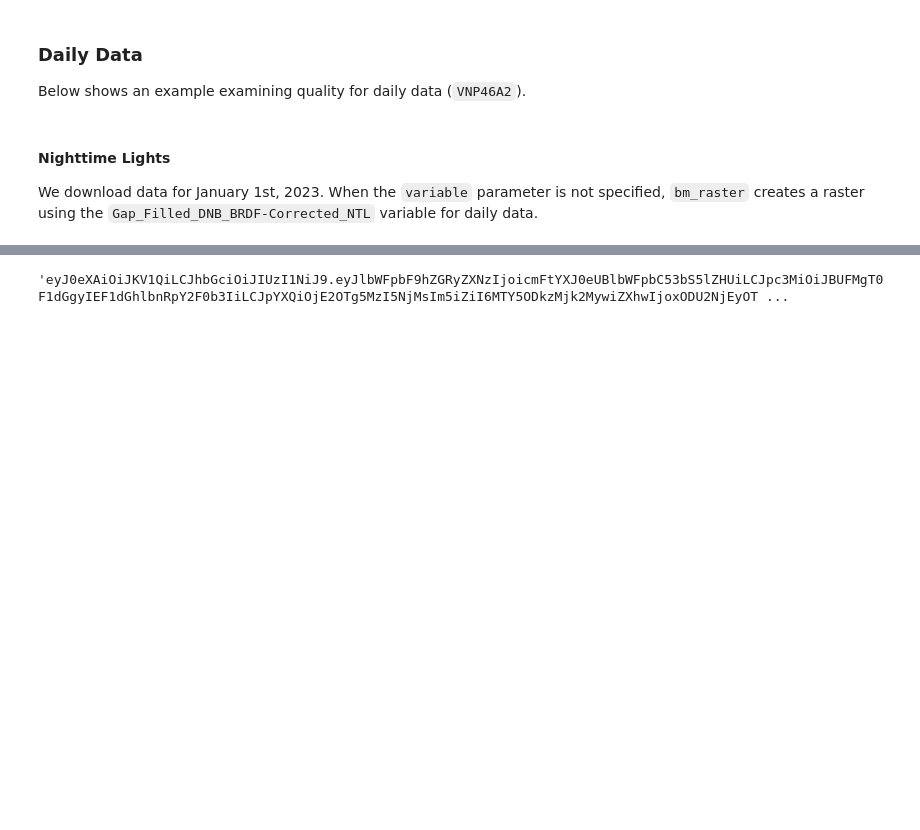
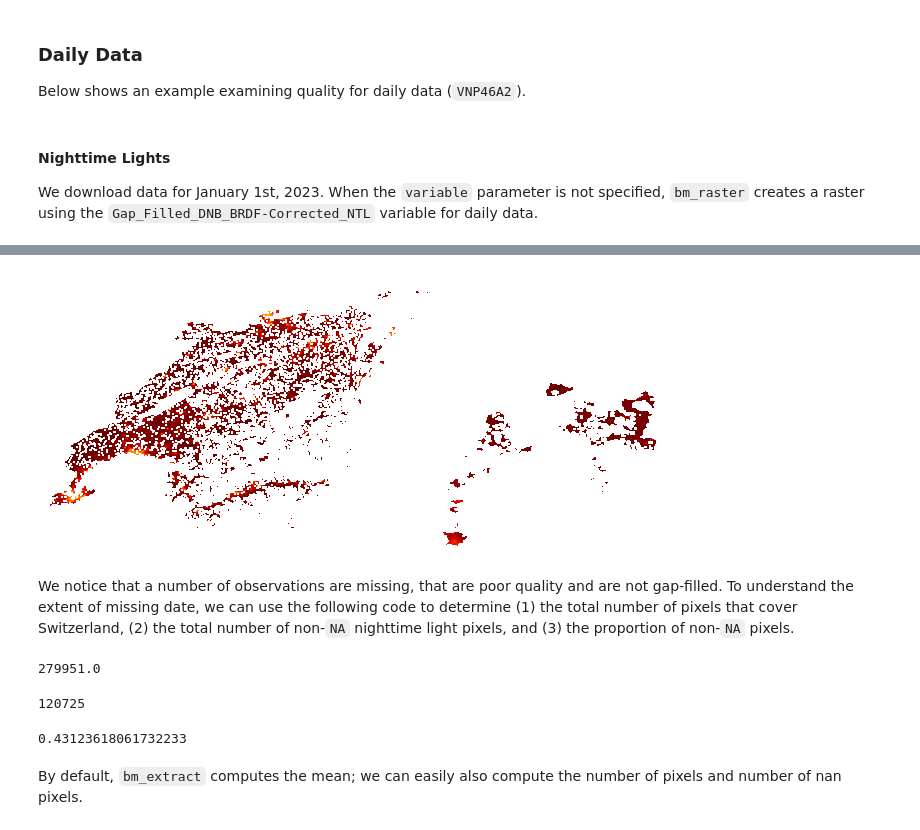
Before and after one commit to worldbank/blackmarblepy, a Jupyter notebook: examples/asses-quality.ipynb, the cells around one changed output, grey strips where cells are left out. Cells and saved outputs as stored; diff of their text form; code cells hidden in the pictures; blank space fills up the shorter version.

Commit message:
continue notebook about assessing data quality

```diff
--- a/examples/asses-quality.ipynb
+++ b/examples/asses-quality.ipynb
@@ -65,4 +64,9 @@ Skipping 2023-01-01 due to error. Data may not be available.
 # %%
-bearer
+r_np = np.log(ntl_r.read(1))
+plt.imshow(r_np, cmap=cc.cm.fire)
+plt.axis("off")
+plt.tight_layout()
 # %% [output]
-'eyJ0eXAiOiJKV1QiLCJhbGciOiJIUzI1NiJ9.eyJlbWFpbF9hZGRyZXNzIjoicmFtYXJ0eUBlbWFpbC53bS5lZHUiLCJpc3MiOiJBUFMgT0F1dGgyIEF1dGhlbnRpY2F0b3IiLCJpYXQiOjE2OTg5MzI5NjMsIm5iZiI6MTY5ODkzMjk2MywiZXhwIjoxODU2NjEyOT ...
+[figure, added]
+# %% [markdown]
+We notice that a number of observations are missing, that are poor quality and are not gap-filled. To understand the extent of missing date, we can use the following code to determine (1) the total number of pixels that cover Switzerland, (2) the total number of non-`NA` nighttime light pixels, and (3) the proportion of non-`NA` pixels.
@@ -68,0 +87,17 @@ bearer
+# %%
+## Number of pixels
+n_pixel[0]['count'] + n_pixel[0]['nan']
+# %% [output]
+279951.0
+# %%
+## Number of non nan pixels
+n_pixel[0]['count']
+# %% [output]
+120725
+# %%
+## Proportion of non nan pixels
+n_pixel[0]['count'] / (n_pixel[0]['count'] + n_pixel[0]['nan'])
+# %% [output]
+0.43123618061732233
+# %% [markdown]
+By default, `bm_extract` computes the mean; we can easily also compute the number of pixels and number of nan pixels.
```
Also changed, not shown: parts of 11 cells of this notebook.
